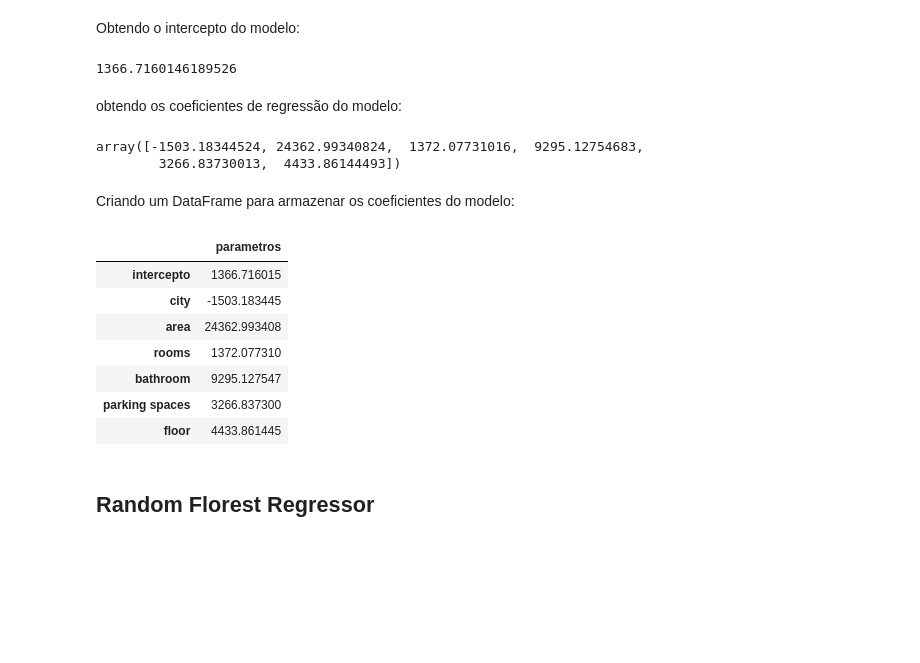
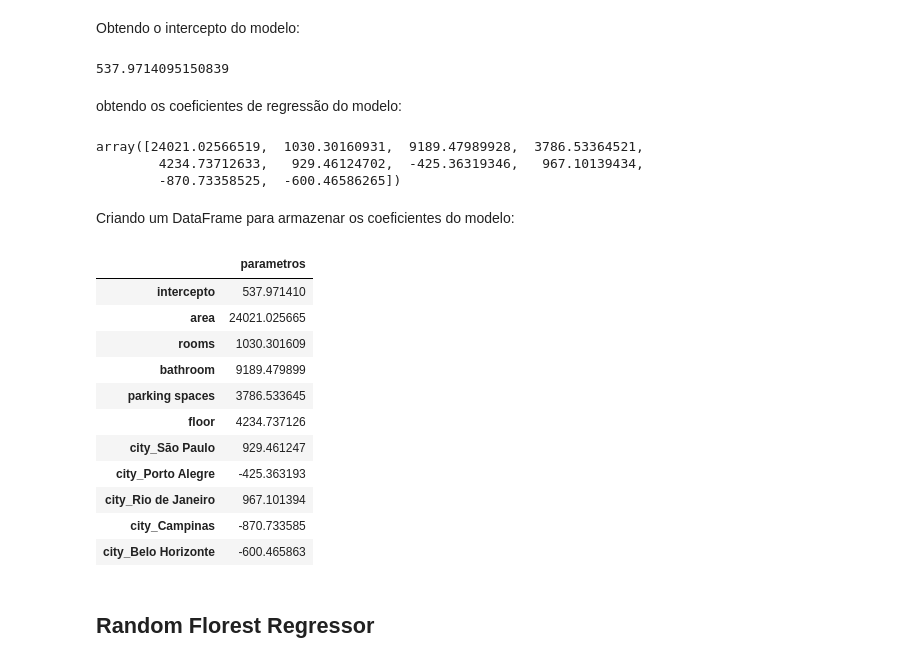
Before and after one commit to IgorFormiga/Data-Science-Projects, a Jupyter notebook: 3_Prediction_Rental_Prices.ipynb, the cells around one changed output. Cells and saved outputs as stored; diff of their text form; code cells hidden in the pictures; blank space fills up the shorter version.

Commit message:
Aplicando One-hot encoding a feature 'city'

```diff
--- a/3_Prediction_Rental_Prices.ipynb
+++ b/3_Prediction_Rental_Prices.ipynb
@@ -121,2 +106,0 @@ cidade_id
-# %%
-dataset['city'].replace(cidade_id, inplace=True)
@@ -122,0 +109,4 @@ dataset['city'].replace(cidade_id, inplace=True)
+# %%
+encoder = ce.OneHotEncoder(use_cat_names=True)
+df_encoded = encoder.fit_transform(dataset[['city']])
+df_encoded.head()
@@ -122,0 +122,4 @@ dataset['city'].replace(cidade_id, inplace=True)
+# %%
+dataset = dataset.drop('city',axis=1)
+dataset = pd.concat([dataset, df_encoded], axis=1)
+dataset.head()
@@ -154,6 +161,6 @@ scaler = MinMaxScaler(feature_range=(0, 1))
 # %% [markdown]
 Serando as features que serão utilizadas para criação do modelo:
 # %%
-features = dataset.loc[:,['city','area', 'rooms', 'bathroom', 'parking spaces', 'floor']]
+features = dataset.loc[:,['area', 'rooms', 'bathroom', 'parking spaces', 'floor', 'city_São Paulo', 'city_Porto Alegre', 'city_Rio de Janeiro', 'city_Campinas', 'city_Belo Horizonte']]
 features_list = list(features.columns)
 # %% [markdown]
@@ -223,31 +230,36 @@ Obtendo o intercepto do modelo:
 intercepto = modelo_regressao_linear.intercept_
 intercepto
 # %% [output]
-1366.7160146189526
+537.9714095150839
 # %% [markdown]
 obtendo os coeficientes de regressão do modelo:
 # %%
 coefs = modelo_regressao_linear.coef_
 coefs
 # %% [output]
-array([-1503.18344524, 24362.99340824,  1372.07731016,  9295.12754683,
-        3266.83730013,  4433.86144493])
+array([24021.02566519,  1030.30160931,  9189.47989928,  3786.53364521,
+        4234.73712633,   929.46124702,  -425.36319346,   967.10139434,
+        -870.73358525,  -600.46586265])
 # %% [markdown]
 Criando um DataFrame para armazenar os coeficientes do modelo:
 # %%
 coeficiente_modelo_regressao_linear = pd.DataFrame(data=np.append(intercepto, coefs),
-                                                            index=['intercepto', 'city', 'area', 'rooms', 'bathroom', 'parking spaces', 'floor'],
+                                                            index=['intercepto', 'area', 'rooms', 'bathroom', 'parking spaces', 'floor', 'city_São Paulo', 'city_Porto Alegre', 'city_Rio de Janeiro', 'city_Campinas', 'city_Belo Horizonte'],
                                                             columns=['parametros'])
 coeficiente_modelo_regressao_linear
 # %% [output]
 |  | parametros |
-| intercepto | 1366.716015 |
-| city | -1503.183445 |
-| area | 24362.993408 |
-| rooms | 1372.077310 |
-| bathroom | 9295.127547 |
-| parking spaces | 3266.837300 |
-| floor | 4433.861445 |
+| intercepto | 537.971410 |
+| area | 24021.025665 |
+| rooms | 1030.301609 |
+| bathroom | 9189.479899 |
+| parking spaces | 3786.533645 |
+| floor | 4234.737126 |
+| city_São Paulo | 929.461247 |
+| city_Porto Alegre | -425.363193 |
+| city_Rio de Janeiro | 967.101394 |
+| city_Campinas | -870.733585 |
+| city_Belo Horizonte | -600.465863 |
 # %% [markdown]
 ## Random Florest Regressor
 # %% [markdown]
```
Also changed, not shown: parts of 13 cells of this notebook.
